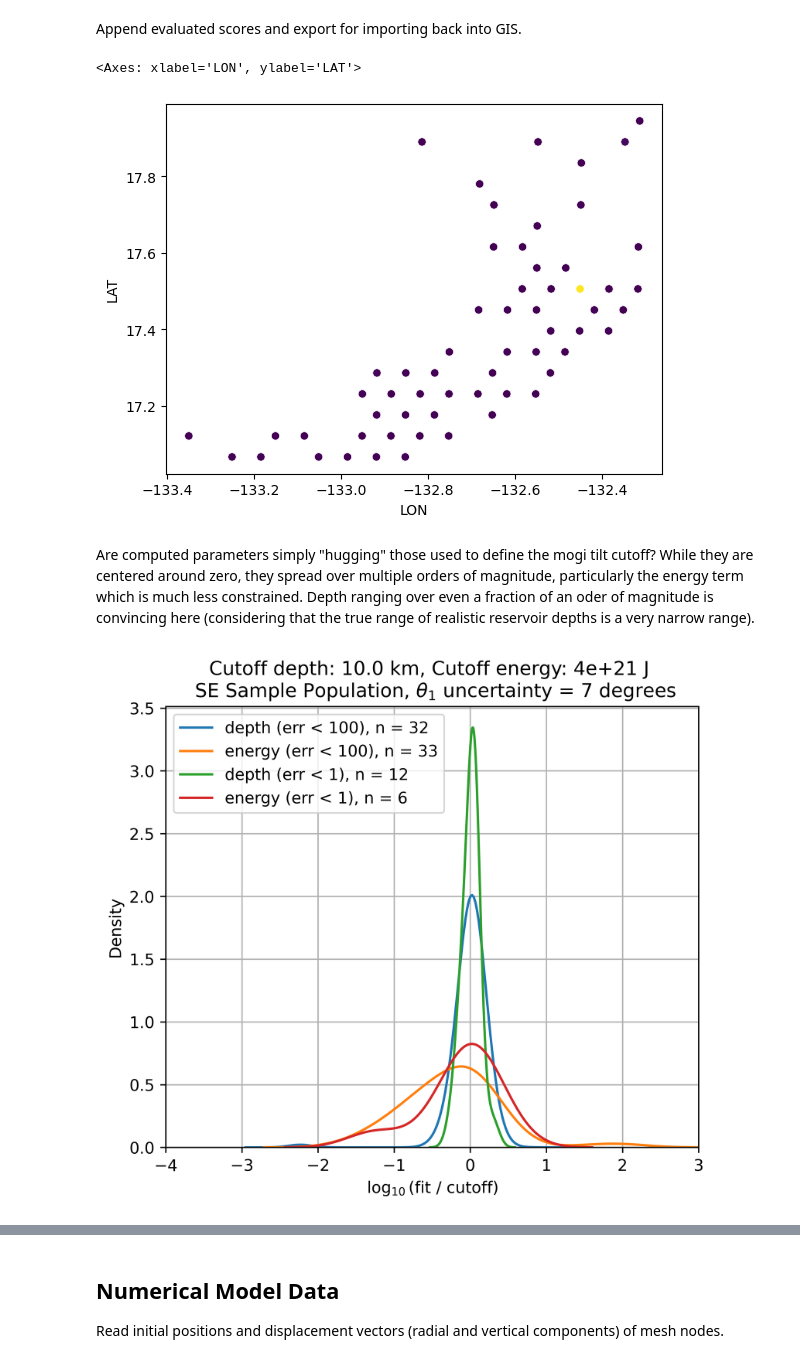
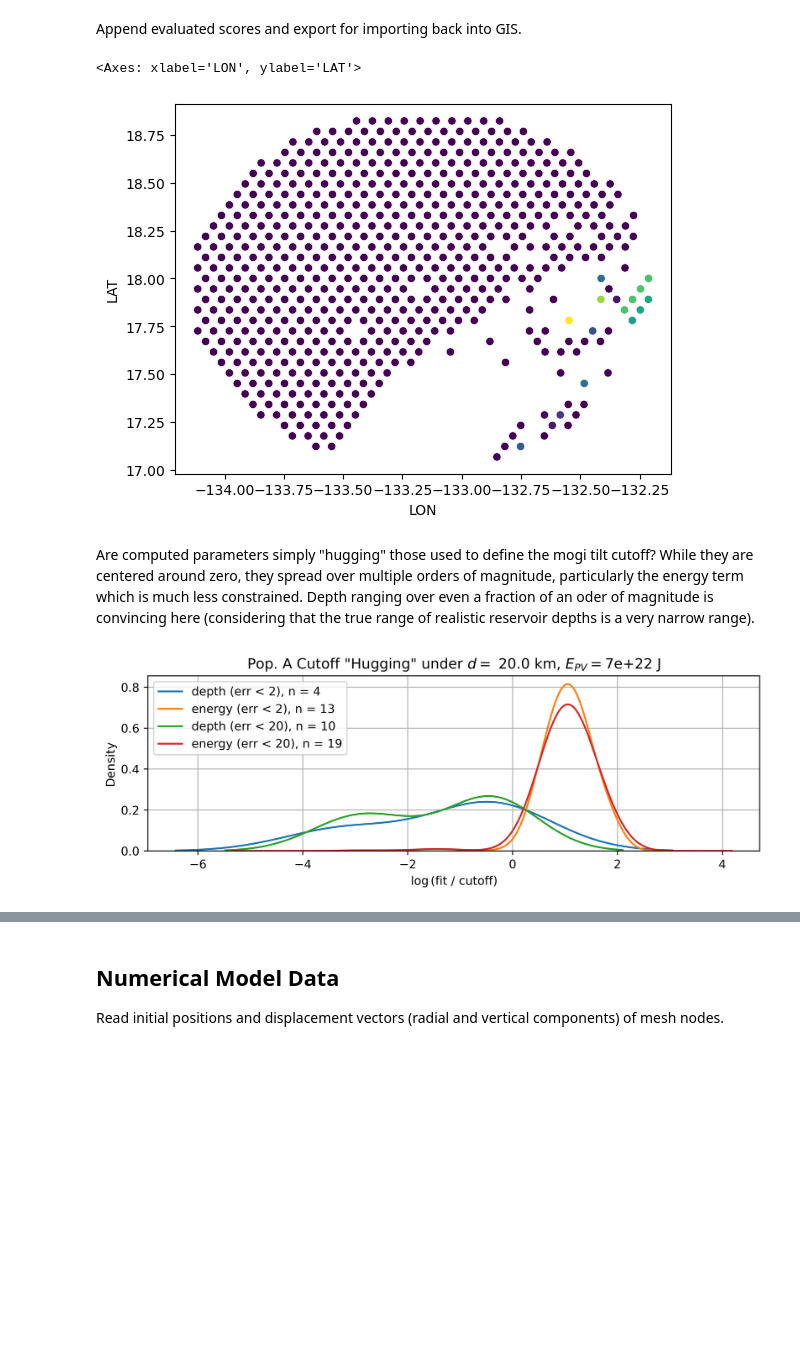
Before and after one commit to hernypeterson/thesis, a Jupyter notebook: code.ipynb, the cells around one changed output, grey strips where cells are left out. Cells and saved outputs as stored; diff of their text form; code cells hidden in the pictures; blank space fills up the shorter version.

```diff
--- a/code.ipynb
+++ b/code.ipynb
@@ -43,8 +45,9 @@ AZ1_UNCERTAINTY = 7 # degrees
 PLOT_WIDTH = 200_000
 LENGTH_SCALE_MULT = 1_000_000
 
-MAX_PV = 4e21
-TEST_D = 10_000
+MAX_PV = 7e22
+TEST_D = 20_000
+
 PV_OVER_K = 16 * np.pi * SHEAR_MODULUS / 9
 # %% [markdown]
 ## Functions
@@ -210,9 +229,7 @@ class Center:
 
         # save plot with name if passed as argument
         if name is not None:
-            fig.savefig("plot.svg")
-            renderPDF.drawToFile(svg2rlg("plot.svg"), f"figures/{name}.pdf")
-            os.remove("plot.svg")
+            save_pdf(name)
 
     def calculate(self):
 
@@ -221,6 +238,11 @@ class Center:
                 lat_sample=row['LAT'], lon_sample=row['LON'],
                 lat_center=self.lat, lon_center=self.lon
             ),
+            axis=1
+        )
+
+        self.data['dist_km'] = self.data.apply(
+            lambda row: row['dist'] / 1000,
             axis=1
         )
 
@@ -247,7 +269,7 @@ class Center:
         )
 
         self.data['tilt'] = self.data.apply(
-            lambda row: robust_tilt(
+            lambda row: tilt(
                 beta1_measured=row['beta1'],
                 beta2=row['beta2'], sl2=row['SL2'],
                 dist=row['dist']
@@ -389,34 +437,38 @@ centers_eval = centers_eval.replace([np.inf, -np.inf], np.nan)
 
 centers_eval.to_csv('centers_eval.csv')
 # %%
-sns.scatterplot(data=centers_eval,x='LON',y='LAT',c=centers_eval['SE_d'])
+sns.scatterplot(data=centers_eval,x='LON',y='LAT',c=centers_eval['A_d'])
 # %% [output]
 <Axes: xlabel='LON', ylabel='LAT'>
-[figure, old version]
+[figure, new version]
 # %% [markdown]
 Are computed parameters simply "hugging" those used to define the mogi tilt cutoff? While they are centered around zero, they spread over multiple orders of magnitude, particularly the energy term which is much less constrained. Depth ranging over even a fraction of an oder of magnitude is convincing here (considering that the true range of realistic reservoir depths is a very narrow range).
 # %%
-def kde_fit_cutoff(pop: str, err: float):
-    n_d = len(centers_eval[f'{pop}_d'][centers_eval[f'{pop}_d_err'] < err])
-    n_pv = len(centers_eval[f'{pop}_pv'][centers_eval[f'{pop}_pv_err'] < err])
+def kde_fit_cutoff(pop: Population, errs: list, name: str = None):  # type: ignore
 
-    d_weights = np.reciprocal(centers_eval[f'{pop}_d_err'][centers_eval[f'{pop}_d_err'] < err])
-    pv_weights = np.reciprocal(centers_eval[f'{pop}_pv_err'][centers_eval[f'{pop}_pv_err'] < err])
+    fig = plt.figure(figsize = (8, 3), dpi=600)
+    plt.grid()
 
-    sns.kdeplot(x=np.log10(centers_eval[f'{pop}_d'][centers_eval[f'{pop}_d_err'] < err] / TEST_D), label=f'depth (err < {err}), n = {n_d}', weights=d_weights)
+    for err in errs:
+        n_d = len(centers_eval[f'{pop.name}_d'][centers_eval[f'{pop.name}_d_err'] < err])
+        n_pv = len(centers_eval[f'{pop.name}_pv'][centers_eval[f'{pop.name}_pv_err'] < err])
 
-    sns.kdeplot(x=np.log10(np.abs(centers_eval[f'{pop}_pv'][centers_eval[f'{pop}_pv_err'] < err] / MAX_PV)), label=f'energy (err < {err}), n = {n_pv}', weights=pv_weights)
+        d_weights = np.reciprocal(centers_eval[f'{pop.name}_d_err'][centers_eval[f'{pop.name}_d_err'] < err])
+        pv_weights = np.reciprocal(centers_eval[f'{pop.name}_pv_err'][centers_eval[f'{pop.name}_pv_err'] < err])
 
-fig = plt.figure(figsize = (6, 5), dpi=600)
-plt.grid()
-kde_fit_cutoff('SE', 100)
-kde_fit_cutoff('SE', 1)
-# kde_fit_cutoff('SE', 1)
-plt.xlim(-4,3)
-plt.legend()
-plt.title(f'Cutoff depth: {TEST_D/1000} km, Cutoff energy: {MAX_PV} J \n SE Sample Population, $\\theta_1$ uncertainty = {AZ1_UNCERTAINTY} degrees')
-plt.xlabel('$\log_{10}$(fit / cutoff)')
+        sns.kdeplot(x=np.log10(centers_eval[f'{pop.name}_d'][centers_eval[f'{pop.name}_d_err'] < err] / TEST_D), label=f'depth (err < {err}), n = {n_d}', weights=d_weights)
 
-# plot_to_pdf(fig, 'cutoff')
+        sns.kdeplot(x=np.log10(np.abs(centers_eval[f'{pop.name}_pv'][centers_eval[f'{pop.name}_pv_err'] < err] / MAX_PV)), label=f'energy (err < {err}), n = {n_pv}', weights=pv_weights)
+
+    plt.legend()
+    plt.title(f'Pop. {pop.name} Cutoff "Hugging" under $d = $ {TEST_D/1000} km, ' + "$E_{PV} = $" + f'{MAX_PV} J')
+    plt.xlabel('$\log$(fit / cutoff)')
+
+    # save plot with name if passed as argument
+    if name is not None:
+        save_pdf(name)
+
+
+kde_fit_cutoff(pop_a, [2, 20], ) #name='cutoff'
 # %% [output]
-[figure, old version]
+[figure, new version]
```
Also changed, not shown: parts of 15 cells of this notebook, 3 other files.
